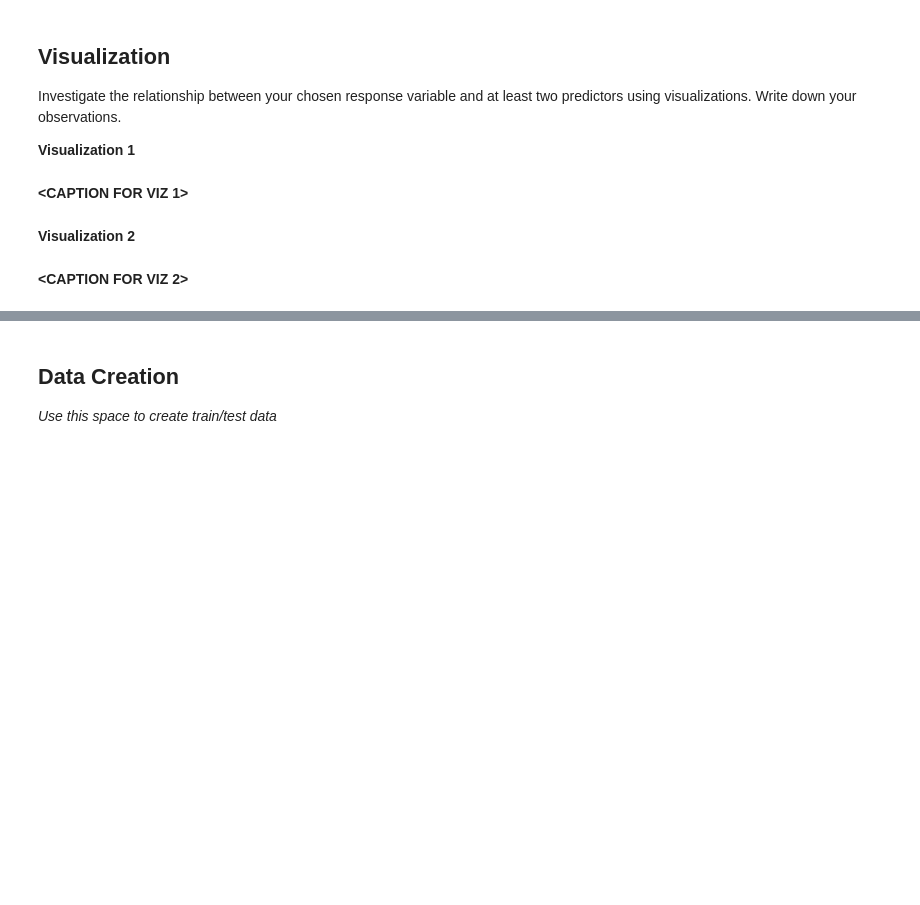
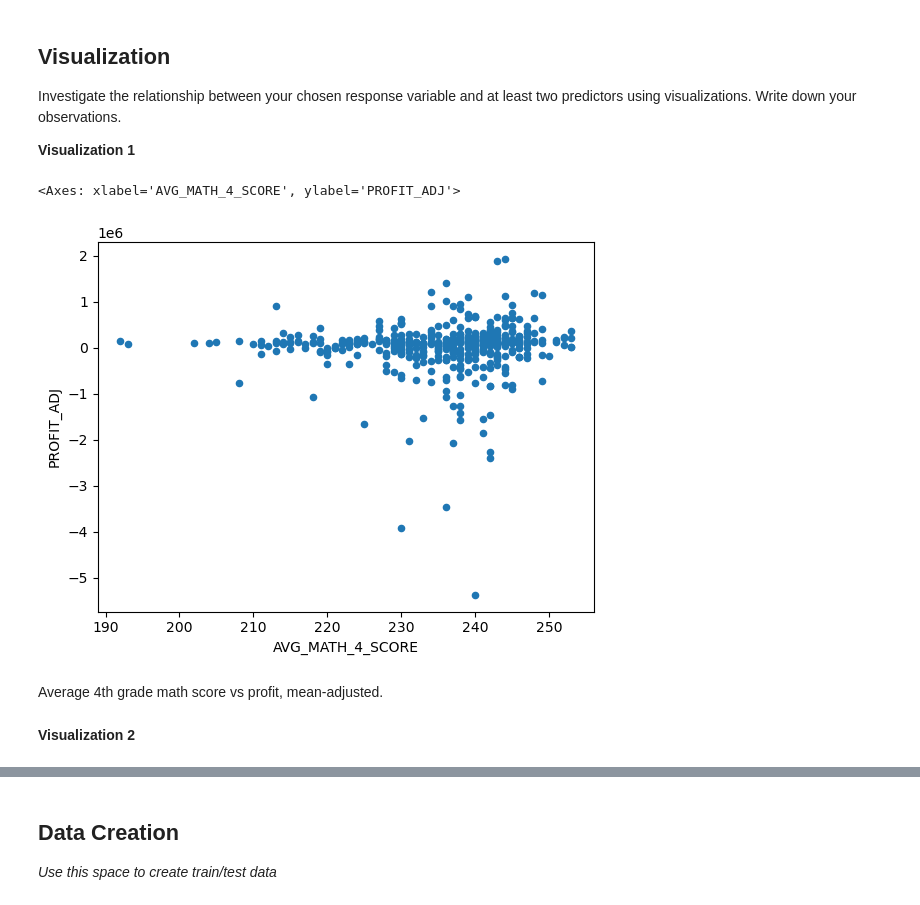
Before and after one commit to cogodo/mdst-tutorials, a Jupyter notebook: python_projects/mdst/MDST-Onboarding-main/tutorial1/checkpoint1.ipynb, the cells around one changed output, grey strips where cells are left out. Cells and saved outputs as stored; diff of their text form; code cells hidden in the pictures; blank space fills up the shorter version.

```diff
--- a/python_projects/mdst/MDST-Onboarding-main/tutorial1/checkpoint1.ipynb
+++ b/python_projects/mdst/MDST-Onboarding-main/tutorial1/checkpoint1.ipynb
@@ -32,9 +37,15 @@ Import `numpy`, `pandas`, and `matplotlib`.
 # %% [markdown]
 Load in the "states_edu.csv" dataset and take a look at the head of the data
+# %%
+df = pd.read_csv("../data/states_edu.csv")
 # %% [markdown]
 You should always familiarize yourself with what each column in the dataframe represents. Read about the states_edu dataset here: https://www.kaggle.com/noriuk/us-education-datasets-unification-project
 # %% [markdown]
 Use this space to rename columns, deal with missing data, etc. _(optional)_
+# %%
+df = df.dropna(subset=["AVG_MATH_4_SCORE"])
+df = df.dropna(subset=["TOTAL_REVENUE"])
+df = df.dropna(subset=["TOTAL_EXPENDITURE"])
 # %% [markdown]
 <h2>Exploratory Data Analysis (EDA) </h2>
 # %% [markdown]
@@ -61,0 +107,3 @@ Feature engineering justification: **<BRIEFLY DESCRIBE WHY YOU MADE THE CHANGES
+# %%
+df["REVENUE_ADJ"] = df["TOTAL_REVENUE"] - df["TOTAL_REVENUE"].mean()
+df["PROFIT_ADJ"] = df["TOTAL_REVENUE"] - df["TOTAL_EXPENDITURE"] - (df["TOTAL_REVENUE"].mean() - df["TOTAL_EXPENDITURE"].mean())
@@ -65,9 +115,12 @@ Feature engineering justification: **<BRIEFLY DESCRIBE WHY YOU MADE THE CHANGES
 Investigate the relationship between your chosen response variable and at least two predictors using visualizations. Write down your observations.
 
 **Visualization 1**
-# %% [markdown]
-**<CAPTION FOR VIZ 1>**
+# %%
+df.plot(y="PROFIT_ADJ", x="AVG_MATH_4_SCORE", kind="scatter")
+# %% [output]
+<Axes: xlabel='AVG_MATH_4_SCORE', ylabel='PROFIT_ADJ'>
+[figure, added]
+# %% [markdown]
+Average 4th grade math score vs profit, mean-adjusted.
 # %% [markdown]
 **Visualization 2**
-# %% [markdown]
-**<CAPTION FOR VIZ 2>**
```
Also changed, not shown: parts of 19 cells of this notebook.
